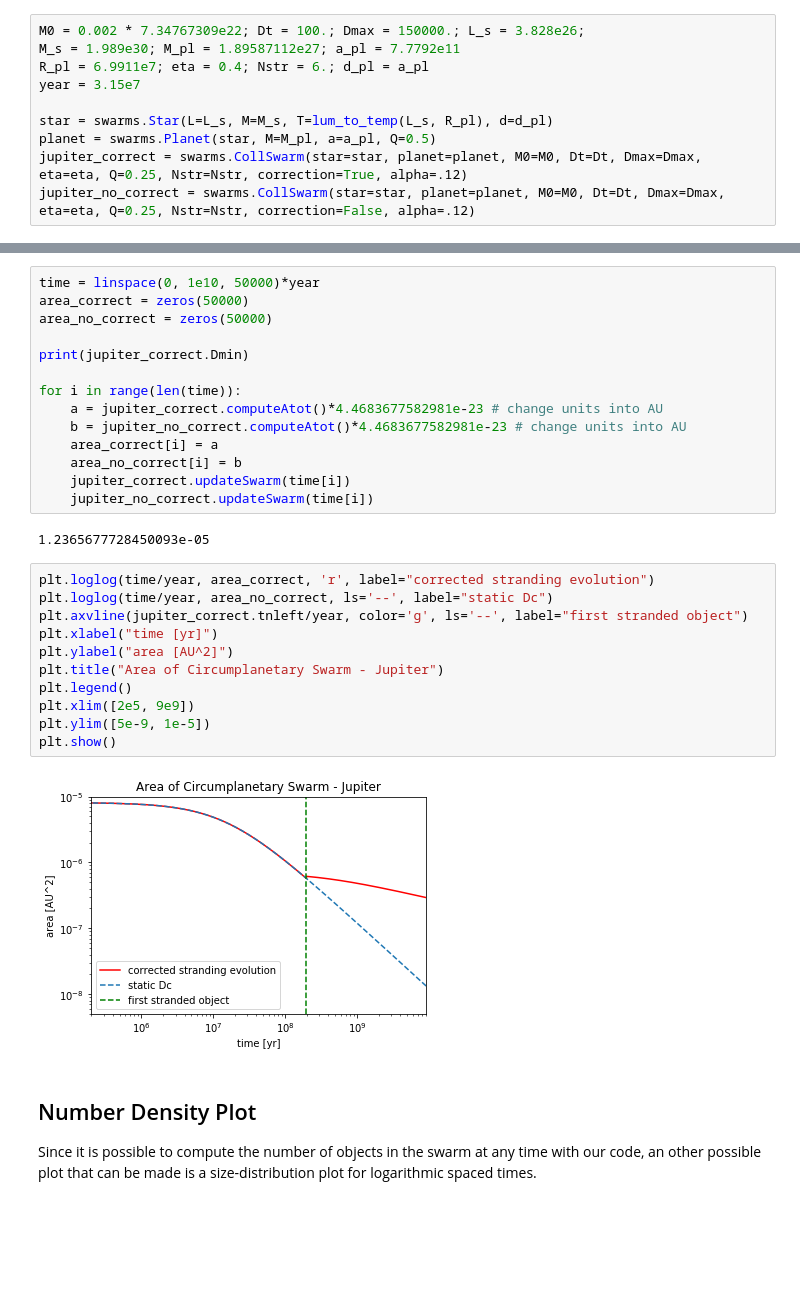
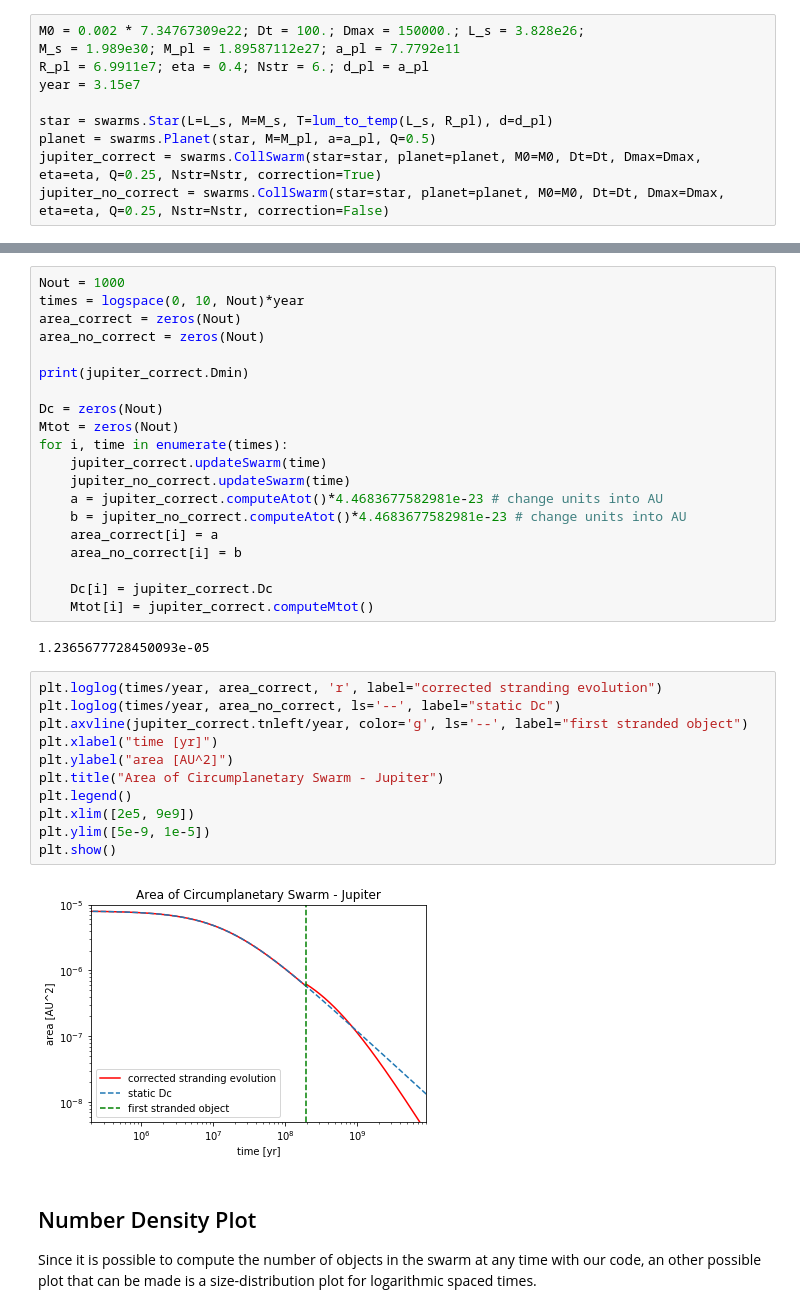
Before and after one commit to LoicNassif/CE-Irregular-Satellites, a Jupyter notebook: K11/swarms.ipynb, the cells around one changed output, grey strips where cells are left out. Drawn from its saved outputs; the diff is of its cells as text; blank space fills up the shorter version.

```diff
--- a/K11/swarms.ipynb
+++ b/K11/swarms.ipynb
@@ -38,5 +38,5 @@ year = 3.15e7
 
 star = swarms.Star(L=L_s, M=M_s, T=lum_to_temp(L_s, R_pl), d=d_pl)
 planet = swarms.Planet(star, M=M_pl, a=a_pl, Q=0.5)
-jupiter_correct = swarms.CollSwarm(star=star, planet=planet, M0=M0, Dt=Dt, Dmax=Dmax, eta=eta, Q=0.25, Nstr=Nstr, correction=True, alpha=.12)
-jupiter_no_correct = swarms.CollSwarm(star=star, planet=planet, M0=M0, Dt=Dt, Dmax=Dmax, eta=eta, Q=0.25, Nstr=Nstr, correction=False, alpha=.12)
+jupiter_correct = swarms.CollSwarm(star=star, planet=planet, M0=M0, Dt=Dt, Dmax=Dmax, eta=eta, Q=0.25, Nstr=Nstr, correction=True)
+jupiter_no_correct = swarms.CollSwarm(star=star, planet=planet, M0=M0, Dt=Dt, Dmax=Dmax, eta=eta, Q=0.25, Nstr=Nstr, correction=False)
@@ -43,32 +46,38 @@ jupiter_no_correct = swarms.CollSwarm(star=star, planet=planet, M0=M0, Dt=Dt, Dm
 # %%
-time = linspace(0, 1e10, 50000)*year
-area_correct = zeros(50000)
-area_no_correct = zeros(50000)
+Nout = 1000
+times = logspace(0, 10, Nout)*year
+area_correct = zeros(Nout)
+area_no_correct = zeros(Nout)
 
 print(jupiter_correct.Dmin)
 
-for i in range(len(time)):
+Dc = zeros(Nout)
+Mtot = zeros(Nout)
+for i, time in enumerate(times):
+    jupiter_correct.updateSwarm(time)
+    jupiter_no_correct.updateSwarm(time)
     a = jupiter_correct.computeAtot()*4.4683677582981e-23 # change units into AU
     b = jupiter_no_correct.computeAtot()*4.4683677582981e-23 # change units into AU
     area_correct[i] = a
     area_no_correct[i] = b
-    jupiter_correct.updateSwarm(time[i])
-    jupiter_no_correct.updateSwarm(time[i])
+
+    Dc[i] = jupiter_correct.Dc
+    Mtot[i] = jupiter_correct.computeMtot()
 # %% [output]
 1.2365677728450093e-05
 # %%
-plt.loglog(time/year, area_correct, 'r', label="corrected stranding evolution")
-plt.loglog(time/year, area_no_correct, ls='--', label="static Dc")
+plt.loglog(times/year, area_correct, 'r', label="corrected stranding evolution")
+plt.loglog(times/year, area_no_correct, ls='--', label="static Dc")
 plt.axvline(jupiter_correct.tnleft/year, color='g', ls='--', label="first stranded object")
 plt.xlabel("time [yr]")
 plt.ylabel("area [AU^2]")
 plt.title("Area of Circumplanetary Swarm - Jupiter")
 plt.legend()
 plt.xlim([2e5, 9e9])
 plt.ylim([5e-9, 1e-5])
 plt.show()
 # %% [output]
-[figure, old version]
+[figure, new version]
 # %% [markdown]
 ## Number Density Plot
 
```
Also changed, not shown: parts of 1 cell of this notebook, 2 other files.
